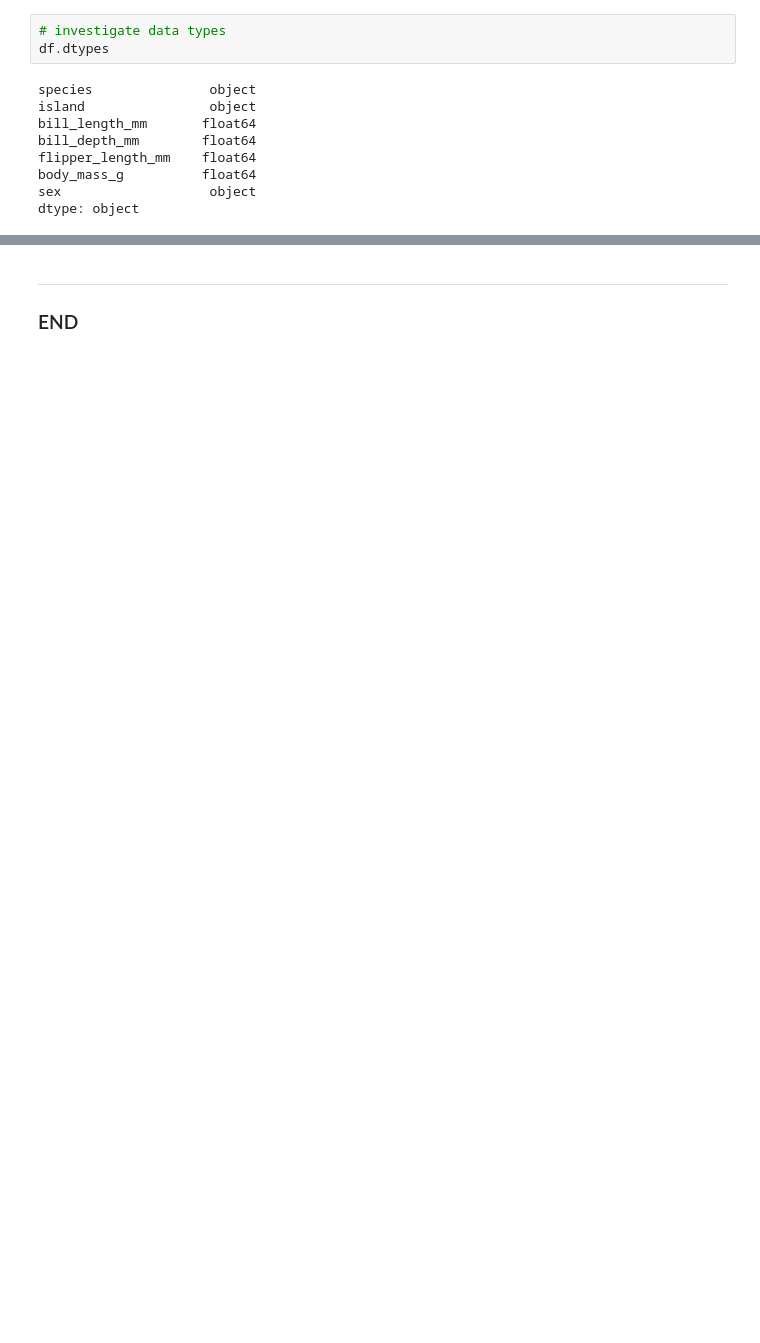
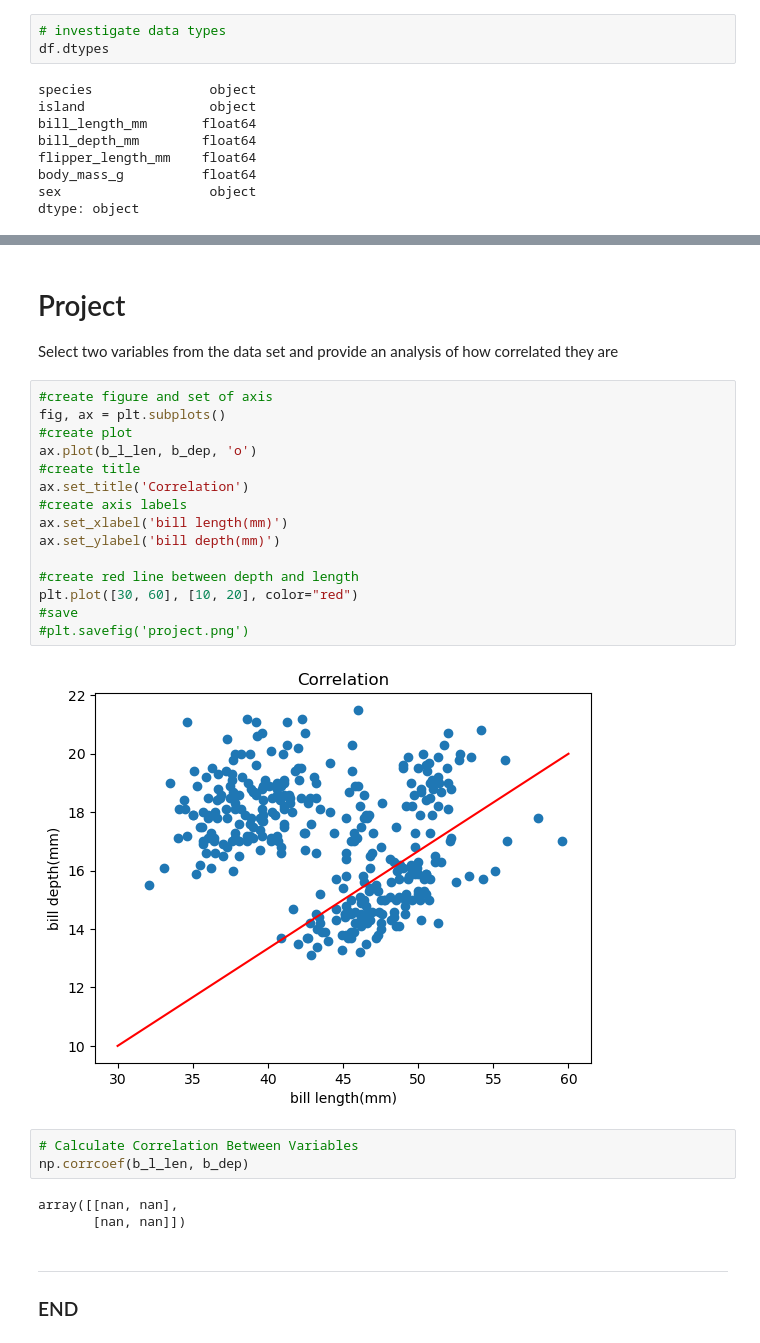
Before and after one commit to YuliiaRysinska/penguins, a Jupyter notebook: penguins.ipynb, the cells around one changed output, grey strips where cells are left out. Drawn from its saved outputs; the diff is of its cells as text; blank space fills up the shorter version.

Commit message:
correlation

```diff
--- a/penguins.ipynb
+++ b/penguins.ipynb
@@ -155,5 +158,31 @@ plt.savefig('Hist.png')
 # %% [output]
 [figure]
+# %% [markdown]
+# Project
+Select two variables from the data set and provide an analysis of how correlated they are
+# %%
+#create figure and set of axis
+fig, ax = plt.subplots()
+#create plot
+ax.plot(b_l_len, b_dep, 'o')
+#create title
+ax.set_title('Correlation')
+#create axis labels
+ax.set_xlabel('bill length(mm)')
+ax.set_ylabel('bill depth(mm)')
+
+#create red line between depth and length
+plt.plot([30, 60], [10, 20], color="red")
+#save
+#plt.savefig('project.png')
+# %% [output]
+[figure, added]
+# %%
+# Calculate Correlation Between Variables
+np.corrcoef(b_l_len, b_dep)
+# %% [output]
+array([[nan, nan],
+       [nan, nan]])
 # %% [markdown]
 ***
 ### END
```
Also changed, not shown: parts of 8 cells of this notebook, 1 other file.
